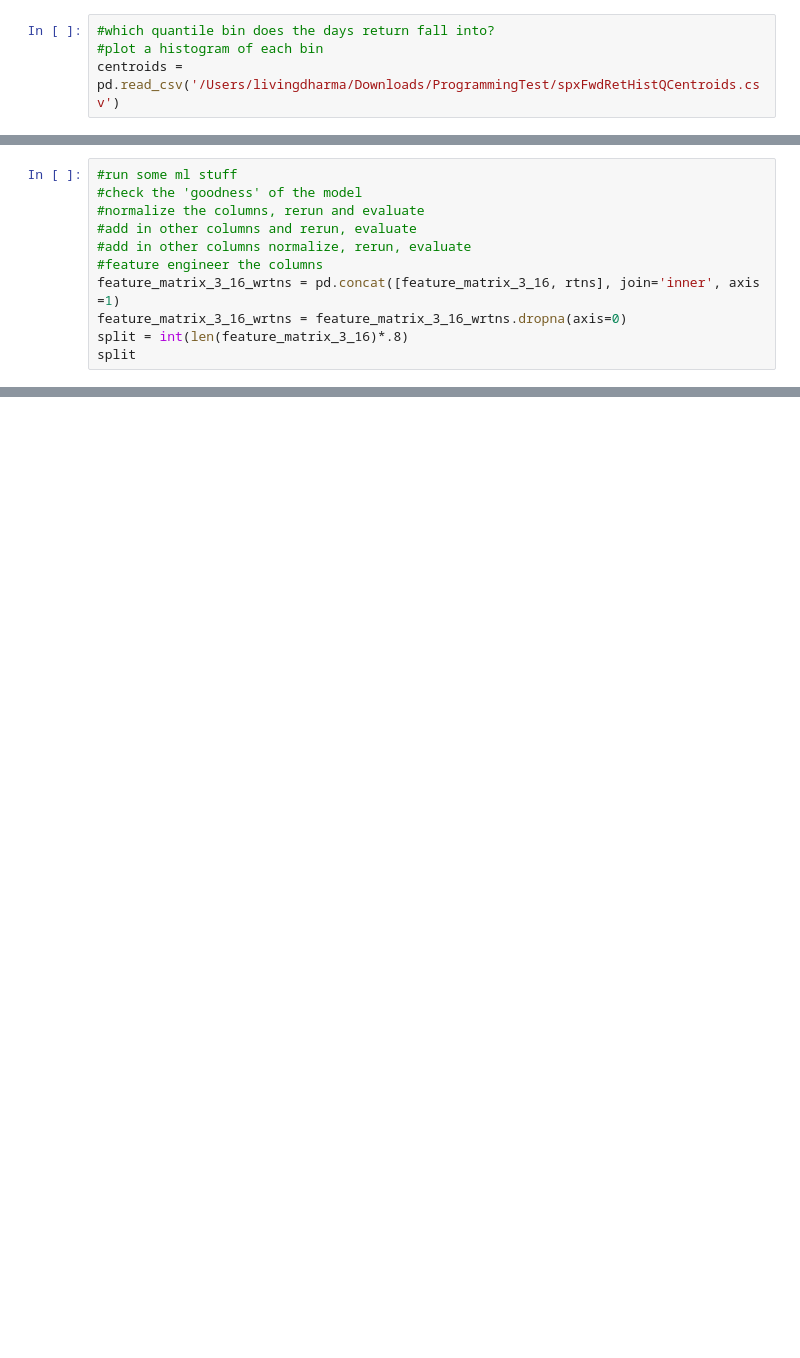
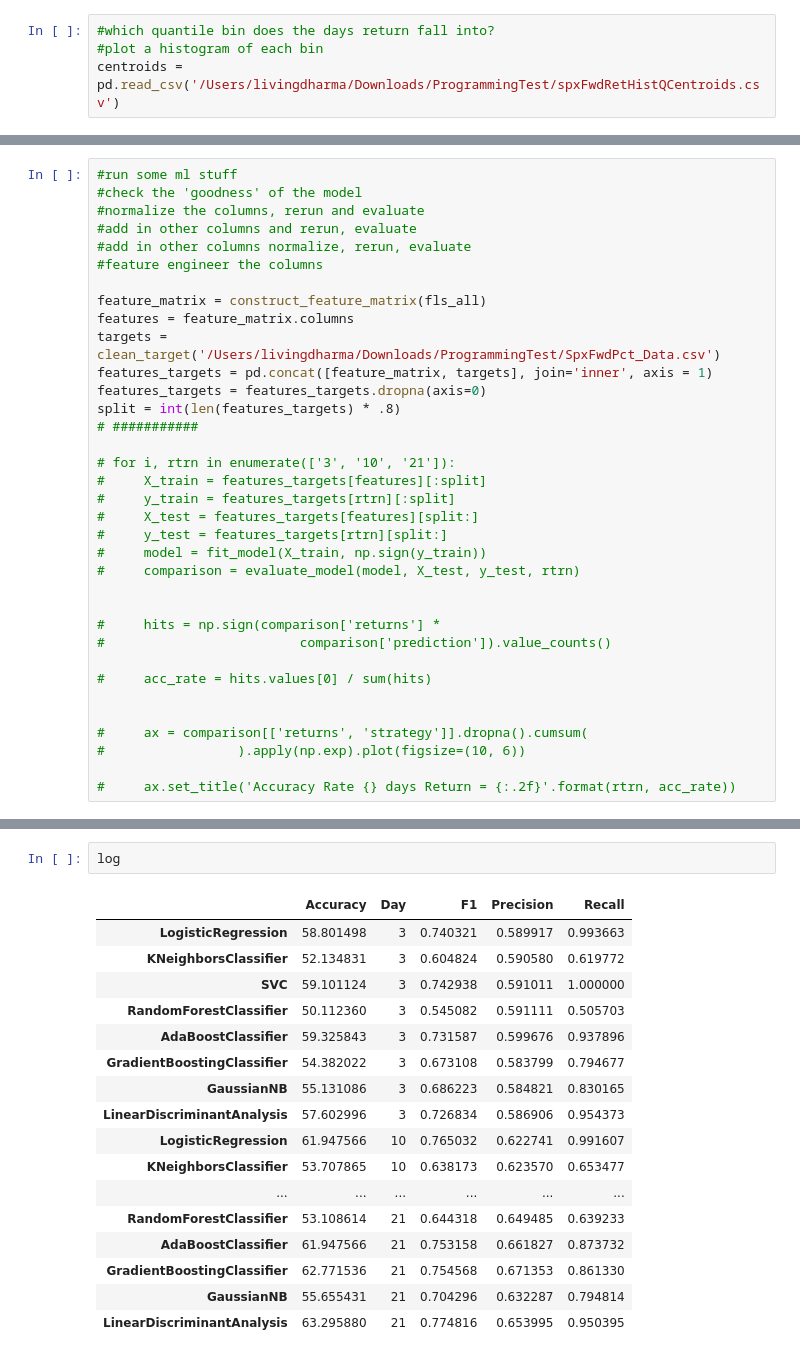
Before and after one commit to eliekawerk/trading, a Jupyter notebook: spx_ml.ipynb, the cells around one changed output, grey strips where cells are left out. Cells and saved outputs as stored; diff of their text form; blank space fills up the shorter version.

```diff
--- a/spx_ml.ipynb
+++ b/spx_ml.ipynb
@@ -61,7 +94,31 @@ cols = feature_matrix_3_16.columns
 #add in other columns and rerun, evaluate
 #add in other columns normalize, rerun, evaluate
 #feature engineer the columns
-feature_matrix_3_16_wrtns = pd.concat([feature_matrix_3_16, rtns], join='inner', axis =1)
-feature_matrix_3_16_wrtns = feature_matrix_3_16_wrtns.dropna(axis=0)
-split = int(len(feature_matrix_3_16)*.8)
-split
+
+feature_matrix = construct_feature_matrix(fls_all)
+features = feature_matrix.columns
+targets = clean_target('/Users/livingdharma/Downloads/ProgrammingTest/SpxFwdPct_Data.csv')
+features_targets = pd.concat([feature_matrix, targets], join='inner', axis = 1)
+features_targets = features_targets.dropna(axis=0)
+split = int(len(features_targets) * .8)
+# ###########
+
+# for i, rtrn in enumerate(['3', '10', '21']):
+#     X_train = features_targets[features][:split]
+#     y_train = features_targets[rtrn][:split]
+#     X_test = features_targets[features][split:]
+#     y_test = features_targets[rtrn][split:]
+#     model = fit_model(X_train, np.sign(y_train))
+#     comparison = evaluate_model(model, X_test, y_test, rtrn)
+
+
+#     hits = np.sign(comparison['returns'] *
+#                         comparison['prediction']).value_counts()
+
+#     acc_rate = hits.values[0] / sum(hits)
+
+
+#     ax = comparison[['returns', 'strategy']].dropna().cumsum(
+#                 ).apply(np.exp).plot(figsize=(10, 6))
+
+#     ax.set_title('Accuracy Rate {} days Return = {:.2f}'.format(rtrn, acc_rate))
@@ -88,0 +215,20 @@ mean_squared_error(y_test, y_predict)
+# %%
+log
+# %% [output]
+|  | Accuracy | Day | F1 | Precision | Recall |
+| LogisticRegression | 58.801498 | 3 | 0.740321 | 0.589917 | 0.993663 |
+| KNeighborsClassifier | 52.134831 | 3 | 0.604824 | 0.590580 | 0.619772 |
+| SVC | 59.101124 | 3 | 0.742938 | 0.591011 | 1.000000 |
+| RandomForestClassifier | 50.112360 | 3 | 0.545082 | 0.591111 | 0.505703 |
+| AdaBoostClassifier | 59.325843 | 3 | 0.731587 | 0.599676 | 0.937896 |
+| GradientBoostingClassifier | 54.382022 | 3 | 0.673108 | 0.583799 | 0.794677 |
+| GaussianNB | 55.131086 | 3 | 0.686223 | 0.584821 | 0.830165 |
+| LinearDiscriminantAnalysis | 57.602996 | 3 | 0.726834 | 0.586906 | 0.954373 |
+| LogisticRegression | 61.947566 | 10 | 0.765032 | 0.622741 | 0.991607 |
+| KNeighborsClassifier | 53.707865 | 10 | 0.638173 | 0.623570 | 0.653477 |
+| ... | ... | ... | ... | ... | ... |
+| RandomForestClassifier | 53.108614 | 21 | 0.644318 | 0.649485 | 0.639233 |
+| AdaBoostClassifier | 61.947566 | 21 | 0.753158 | 0.661827 | 0.873732 |
+| GradientBoostingClassifier | 62.771536 | 21 | 0.754568 | 0.671353 | 0.861330 |
+| GaussianNB | 55.655431 | 21 | 0.704296 | 0.632287 | 0.794814 |
+| LinearDiscriminantAnalysis | 63.295880 | 21 | 0.774816 | 0.653995 | 0.950395 |
```
Also changed, not shown: parts of 18 cells of this notebook.
